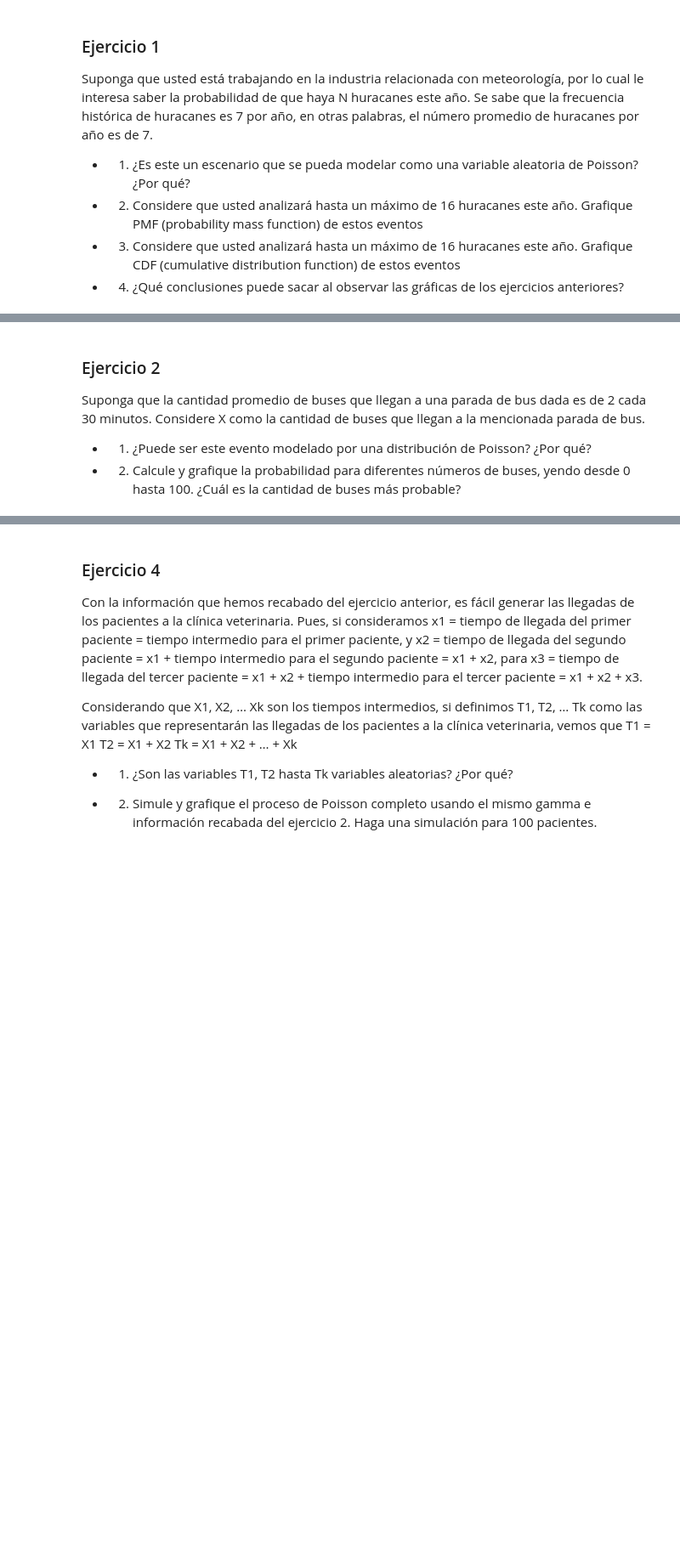
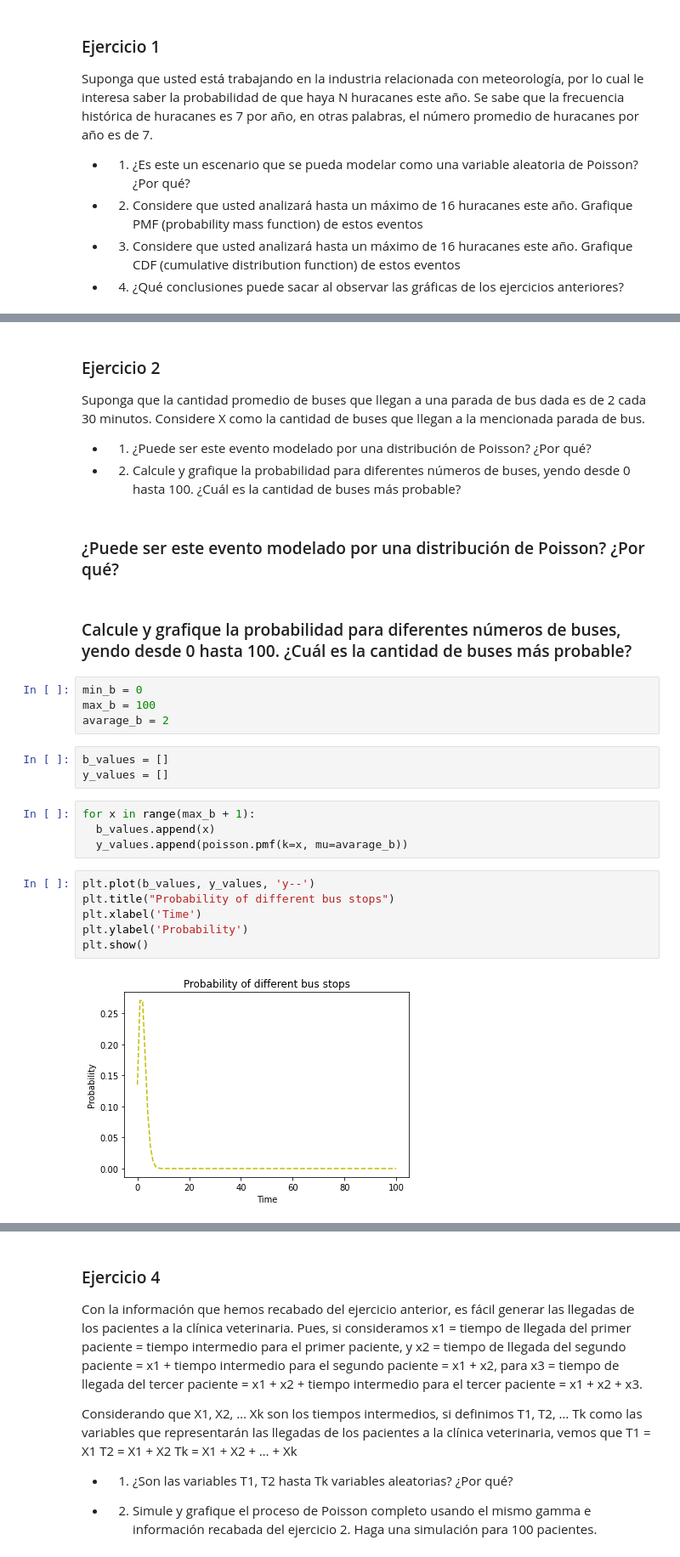
Before and after one commit to Mar19845/MicroProyecto-1, a Jupyter notebook: MicroProyecto1.ipynb, the cells around one changed output, grey strips where cells are left out. Shown: that part at 85% size. Drawn from its saved outputs; the diff is of its cells as text; blank space fills up the shorter version.

```diff
--- a/MicroProyecto1.ipynb
+++ b/MicroProyecto1.ipynb
@@ -24,8 +71,30 @@ Suponga que la cantidad promedio de buses que llegan a una parada de bus dada es
 Considere X como la cantidad de buses que llegan a la mencionada parada de bus.
 
 + 1. ¿Puede ser este evento modelado por una distribución de Poisson? ¿Por qué?
-+ 2. Calcule y grafique la probabilidad para diferentes números de buses, yendo desde 0 hasta 100. ¿Cuál es la
-cantidad de buses más probable?
++ 2. Calcule y grafique la probabilidad para diferentes números de buses, yendo desde 0 hasta 100. ¿Cuál es la cantidad de buses más probable?
+# %% [markdown]
+### ¿Puede ser este evento modelado por una distribución de Poisson? ¿Por qué?
+# %% [markdown]
+### Calcule y grafique la probabilidad para diferentes números de buses, yendo desde 0 hasta 100. ¿Cuál es la cantidad de buses más probable?
+# %%
+min_b = 0
+max_b = 100
+avarage_b = 2
+# %%
+b_values = []
+y_values = []
+# %%
+for x in range(max_b + 1):
+  b_values.append(x)
+  y_values.append(poisson.pmf(k=x, mu=avarage_b))
+# %%
+plt.plot(b_values, y_values, 'y--')
+plt.title("Probability of different bus stops")
+plt.xlabel('Time')
+plt.ylabel('Probability')
+plt.show()
+# %% [output]
+[figure, added]
 # %% [markdown]
 ### Ejercicio 3
 Un aspecto importante de los procesos de Poisson es que los intervalos de tiempo entre eventos consecutivos
```
Also changed, not shown: parts of 16 cells of this notebook.
